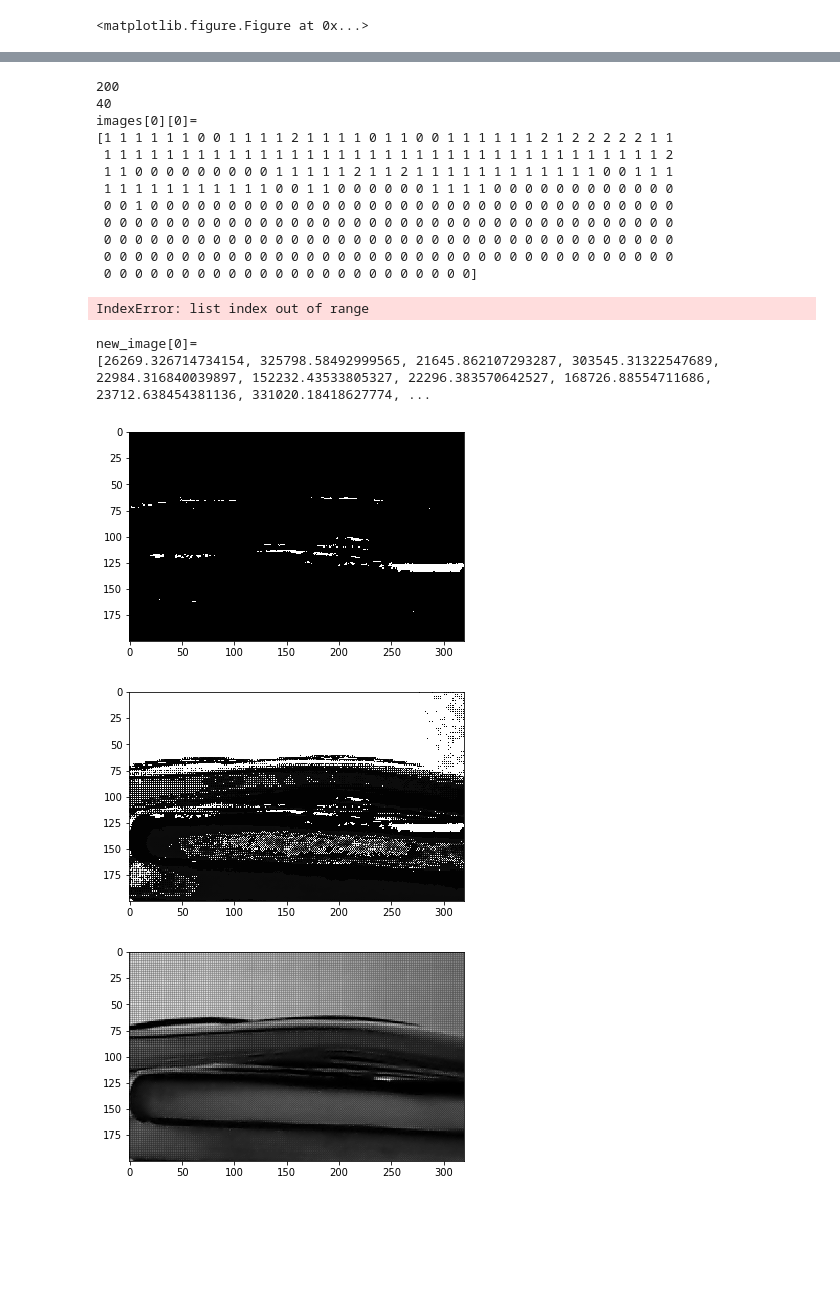
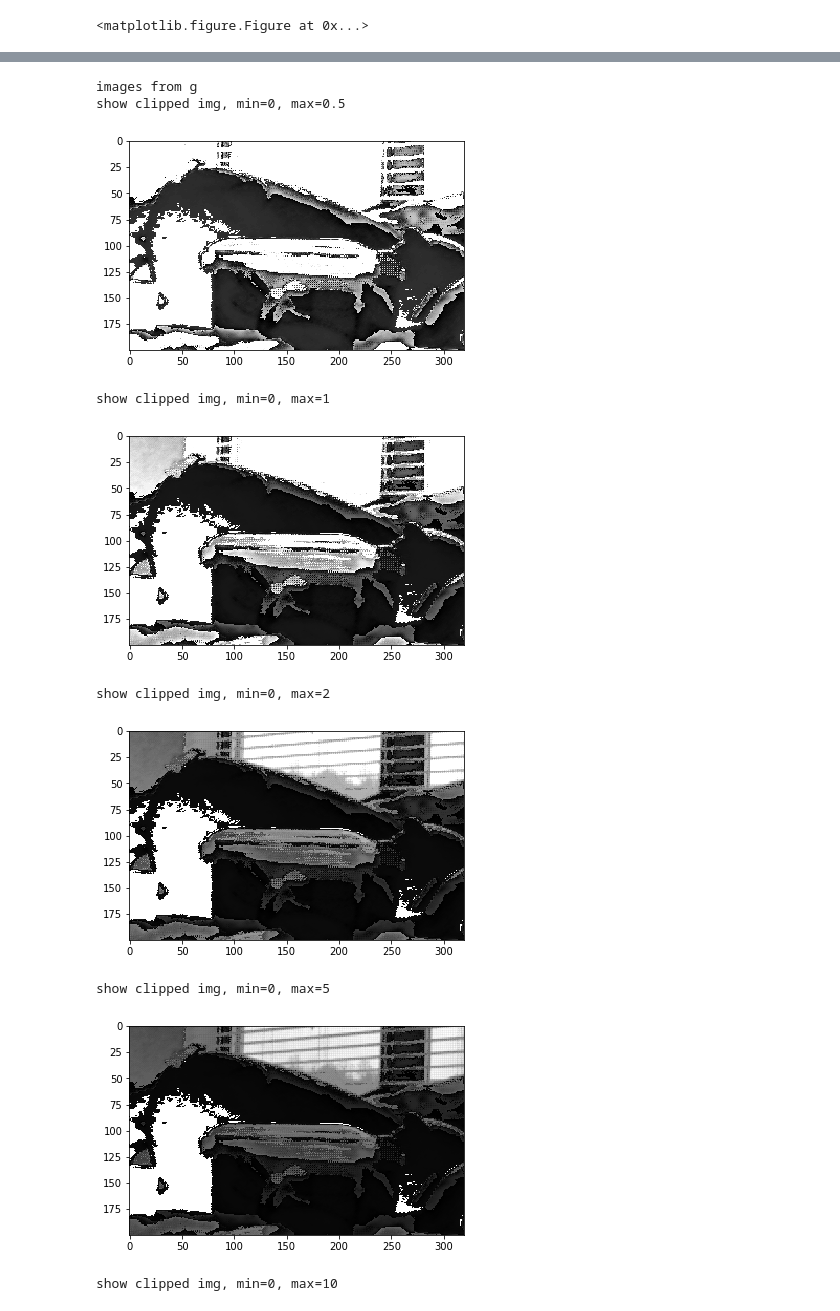
Before and after one commit to lzmunch/beaglebone-imaging, a Jupyter notebook: notebook/part5_2_hdr.ipynb, the cells around one changed output, grey strips where cells are left out. Drawn from its saved outputs; the diff is of its cells as text; code cells hidden in the pictures; blank space fills up the shorter version.

```diff
--- a/notebook/part5_2_hdr.ipynb
+++ b/notebook/part5_2_hdr.ipynb
@@ -24,5 +24,13 @@ Done!
 Generating patterns for projector...
 Done!
 <matplotlib.figure.Figure at 0x...>
+# %%
+# globals for debug
+global small
+global big
+global zeros
+small = 0
+big = 0
+zeros = 0
 # %%
 # FUNCTIONS
@@ -356,39 +356,26 @@ construction done!
-# %%
-# show hdr image
-print(len(images[0]))
-print(len(new_image))
-print("images[0][0]=\n" + str(images[0][0]))
-print("images[30][0]=\n" + str(images[30][0]))
-print("images[49][0]=\n" + str(images[49][0]))
-plt.imshow(images[0]); plt.show();
-plt.imshow(images[30]); plt.show();
-plt.imshow(images[49]); plt.show();
-# %% [output]
-200
-40
-images[0][0]=
-[1 1 1 1 1 1 0 0 1 1 1 1 2 1 1 1 1 0 1 1 0 0 1 1 1 1 1 1 2 1 2 2 2 2 2 1 1
- 1 1 1 1 1 1 1 1 1 1 1 1 1 1 1 1 1 1 1 1 1 1 1 1 1 1 1 1 1 1 1 1 1 1 1 1 2
- 1 1 0 0 0 0 0 0 0 0 0 1 1 1 1 1 2 1 1 2 1 1 1 1 1 1 1 1 1 1 1 1 0 0 1 1 1
- 1 1 1 1 1 1 1 1 1 1 1 0 0 1 1 0 0 0 0 0 0 1 1 1 1 0 0 0 0 0 0 0 0 0 0 0 0
- 0 0 1 0 0 0 0 0 0 0 0 0 0 0 0 0 0 0 0 0 0 0 0 0 0 0 0 0 0 0 0 0 0 0 0 0 0
- 0 0 0 0 0 0 0 0 0 0 0 0 0 0 0 0 0 0 0 0 0 0 0 0 0 0 0 0 0 0 0 0 0 0 0 0 0
- 0 0 0 0 0 0 0 0 0 0 0 0 0 0 0 0 0 0 0 0 0 0 0 0 0 0 0 0 0 0 0 0 0 0 0 0 0
- 0 0 0 0 0 0 0 0 0 0 0 0 0 0 0 0 0 0 0 0 0 0 0 0 0 0 0 0 0 0 0 0 0 0 0 0 0
- 0 0 0 0 0 0 0 0 0 0 0 0 0 0 0 0 0 0 0 0 0 0 0 0]
-IndexError: list index out of range
-# %%
-print("new_image[0]=\n" + str(new_image[0]))
-plt.imshow(new_image); plt.show();
-# %% [output]
-new_image[0]=
-[26269.326714734154, 325798.58492999565, 21645.862107293287, 303545.31322547689, 22984.316840039897, 152232.43533805327, 22296.383570642527, 168726.88554711686, 23712.638454381136, 331020.18418627774, ...
-[figure, removed]
-# %%
-plt.imshow(numpy.clip(new_image,0,10)); plt.show();
-# %% [output]
-[figure, removed]
-# %%
-plt.imshow(images[2]); plt.show();
-# %% [output]
-[figure, removed]
+# %%
+def show_clipped(img, zmin, zmax):
+    print("show clipped img, min=" + str(zmin) + ", max=" + str(zmax))
+    plt.imshow(numpy.clip(new_image,zmin,zmax)); plt.show();
+
+print("images from g")
+show_clipped(new_image, 0, 0.5);
+show_clipped(new_image, 0, 1);
+show_clipped(new_image, 0, 2);
+show_clipped(new_image, 0, 5);
+show_clipped(new_image, 0, 10);
+show_clipped(new_image, 0, 100);
+show_clipped(new_image, 0, 1000);
+show_clipped(new_image, 0, 10000);
+show_clipped(new_image, 0, 100000);
+# %% [output]
+images from g
+show clipped img, min=0, max=0.5
+[figure, added]
+show clipped img, min=0, max=1
+[figure, added]
+show clipped img, min=0, max=2
+[figure, added]
+show clipped img, min=0, max=5
+[figure, added]
+show clipped img, min=0, max=10
```
Also changed, not shown: parts of 7 cells of this notebook, 1 other file.
